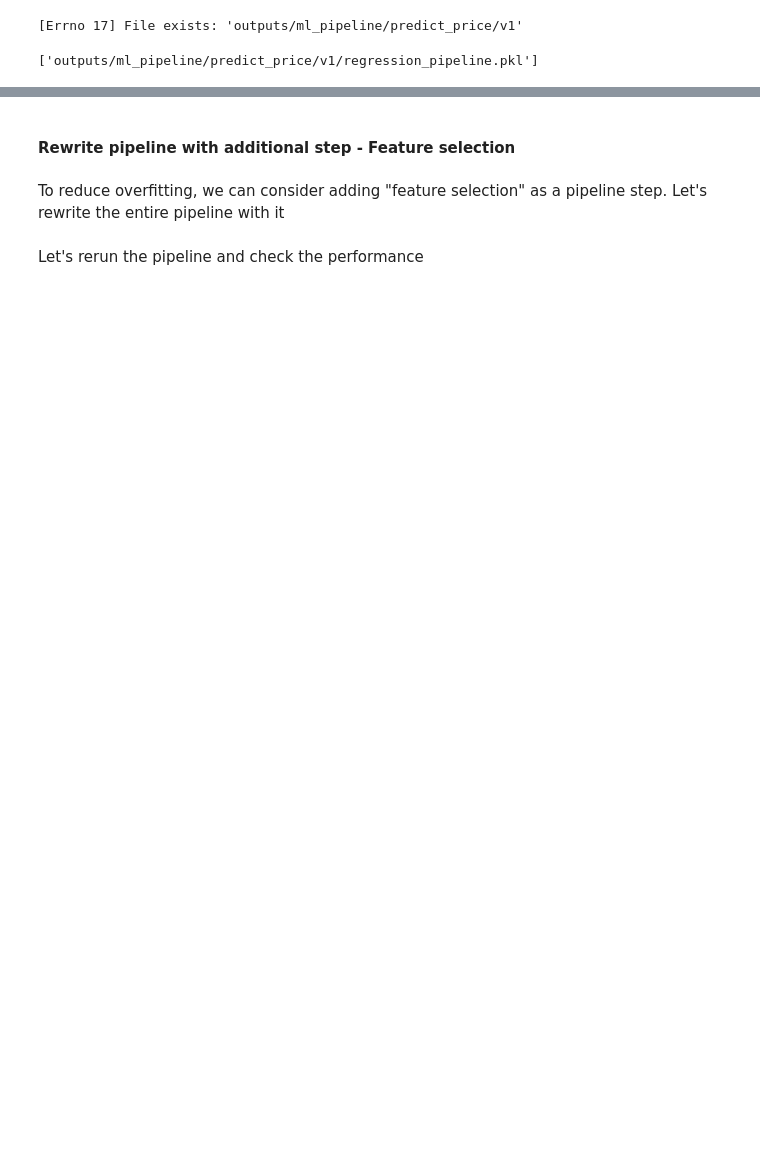
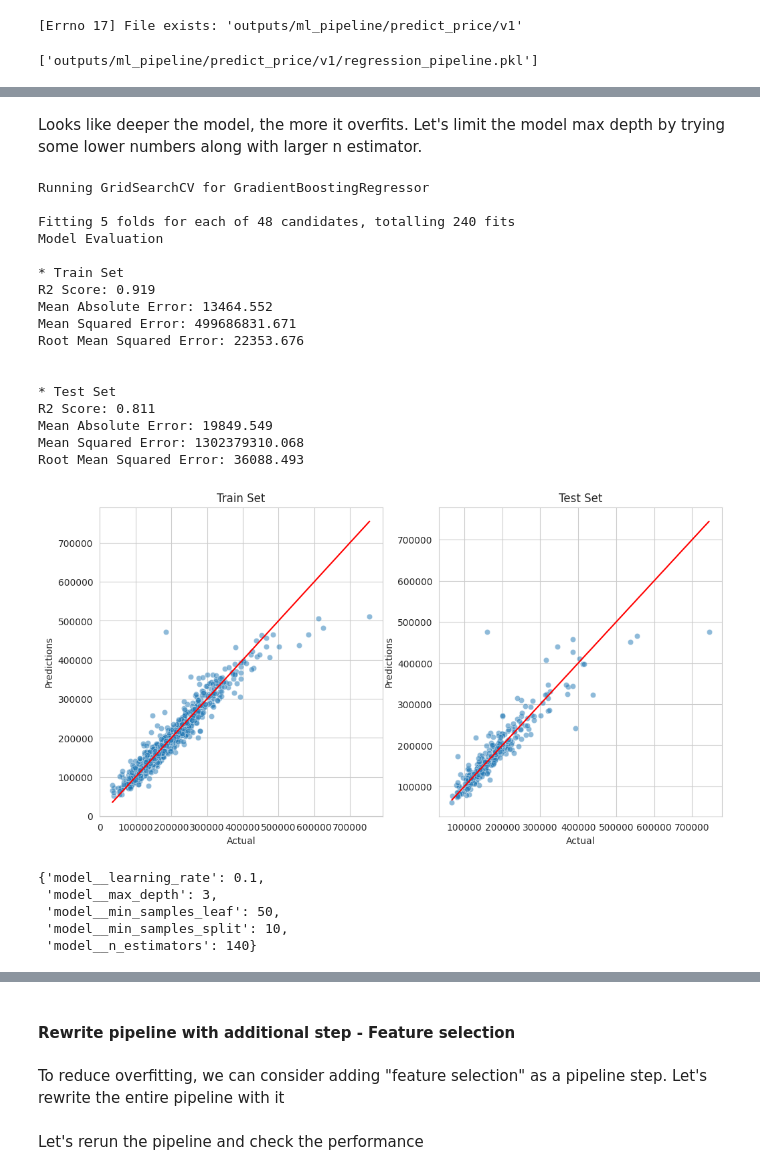
Before and after one commit to ysgurjar/pp5_project_heritage_housing, a Jupyter notebook: jupyter_notebooks/05.modelling_and_evaluation.ipynb, the cells around one changed output, grey strips where cells are left out. Drawn from its saved outputs; the diff is of its cells as text; code cells hidden in the pictures; blank space fills up the shorter version.

```diff
--- a/jupyter_notebooks/05.modelling_and_evaluation.ipynb
+++ b/jupyter_notebooks/05.modelling_and_evaluation.ipynb
@@ -432,0 +438,11 @@ joblib.dump(value=best_regressor_pipeline, filename=f"{file_path}/regression_pip
+# %%
+models_search = {
+    "GradientBoostingRegressor": GradientBoostingRegressor(random_state=0),
+}
+params_search = {
+    "GradientBoostingRegressor": {
+        'model__learning_rate': [0.1],
+        'model__max_depth': [15],   # changing model max_depth from None to 4 to prevent complexity
+        'model__n_estimators': [140]
+        }
+}
@@ -432,0 +489,58 @@ joblib.dump(value=best_regressor_pipeline, filename=f"{file_path}/regression_pip
+# %% [markdown]
+Looks like deeper the model, the more it overfits. Let's limit the model max depth by trying some lower numbers along with larger n estimator.
+# %%
+params_search = {
+        "GradientBoostingRegressor": {    'model__learning_rate': [0.05, 0.1],
+    'model__max_depth': [3, 4, 5],
+    'model__min_samples_leaf': [50, 100],
+    'model__min_samples_split': [2, 10],
+    'model__n_estimators': [140, 200]
+        },
+}
+
+# Refit the pipeline
+
+# search for algo and hyper parameters
+search = HyperparameterOptimizationSearch(models=models_search, params=params_search)
+search.fit(X_train, y_train, scoring = 'r2', n_jobs=-1, cv=5)
+
+# save result matrix
+grid_search_summary, grid_search_pipelines = search.score_summary(sort_by='mean_score')
+
+# extract best model and its parameters with
+best_model= grid_search_summary.iloc[0,0]
+best_parameters = grid_search_pipelines[best_model].best_params_
+
+# get the best pipeline
+best_regressor_pipeline = grid_search_pipelines[best_model].best_estimator_
+
+# check its regression performance
+regression_performance(X_train, y_train, X_test, y_test,best_regressor_pipeline)
+regression_evaluation_plots(X_train, y_train, X_test, y_test, best_regressor_pipeline)
+# %% [output]
+Running GridSearchCV for GradientBoostingRegressor
+
+Fitting 5 folds for each of 48 candidates, totalling 240 fits
+Model Evaluation
+
+* Train Set
+R2 Score: 0.919
+Mean Absolute Error: 13464.552
+Mean Squared Error: 499686831.671
+Root Mean Squared Error: 22353.676
+
+
+* Test Set
+R2 Score: 0.811
+Mean Absolute Error: 19849.549
+Mean Squared Error: 1302379310.068
+Root Mean Squared Error: 36088.493
+[figure, added]
+# %%
+best_parameters
+# %% [output]
+{'model__learning_rate': 0.1,
+ 'model__max_depth': 3,
+ 'model__min_samples_leaf': 50,
+ 'model__min_samples_split': 10,
+ 'model__n_estimators': 140}
```
Also changed, not shown: parts of 25 cells of this notebook, 2 other files.
